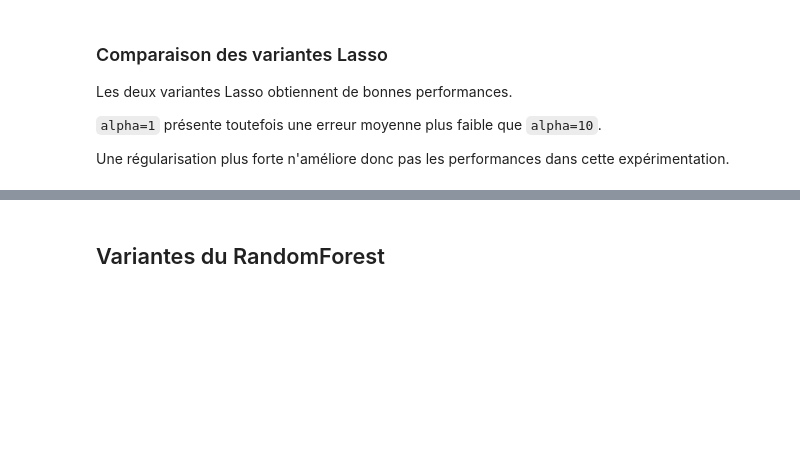
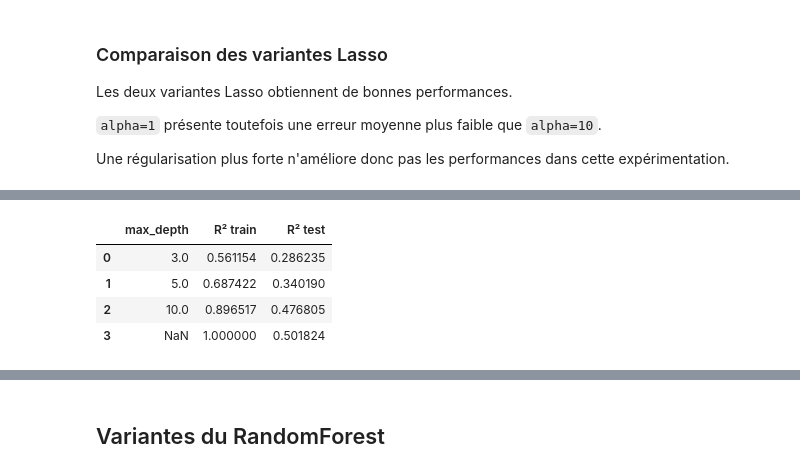
Before and after one commit to netzzy-dev/TP_TECHNIQUE_APPRENTISSAGE, a Jupyter notebook: notebooks/02_modelisation.ipynb, the cells around one changed output, grey strips where cells are left out. Cells and saved outputs as stored; diff of their text form; code cells hidden in the pictures; blank space fills up the shorter version.

```diff
--- a/notebooks/02_modelisation.ipynb
+++ b/notebooks/02_modelisation.ipynb
@@ -539,0 +840,35 @@ Une régularisation plus forte n'améliore donc pas les performances dans cette
+# %%
+from sklearn.tree import DecisionTreeRegressor
+
+profondeurs = [3, 5, 10, None]
+
+resultats_tree = []
+
+for profondeur in profondeurs:
+
+    tree = Pipeline([
+        ("preparation", preprocessor),
+        ("modele", DecisionTreeRegressor(
+            max_depth=profondeur,
+            random_state=42
+        ))
+    ])
+
+    tree.fit(X_train, y_train)
+
+    pred_train = tree.predict(X_train)
+    pred_test = tree.predict(X_test)
+
+    resultats_tree.append({
+        "max_depth": profondeur,
+        "R² train": r2_score(y_train, pred_train),
+        "R² test": r2_score(y_test, pred_test)
+    })
+
+pd.DataFrame(resultats_tree)
+# %% [output]
+|  | max_depth | R² train | R² test |
+| 0 | 3.0 | 0.561154 | 0.286235 |
+| 1 | 5.0 | 0.687422 | 0.340190 |
+| 2 | 10.0 | 0.896517 | 0.476805 |
+| 3 | NaN | 1.000000 | 0.501824 |
```
Also changed, not shown: parts of 59 cells of this notebook, 3 other files.
